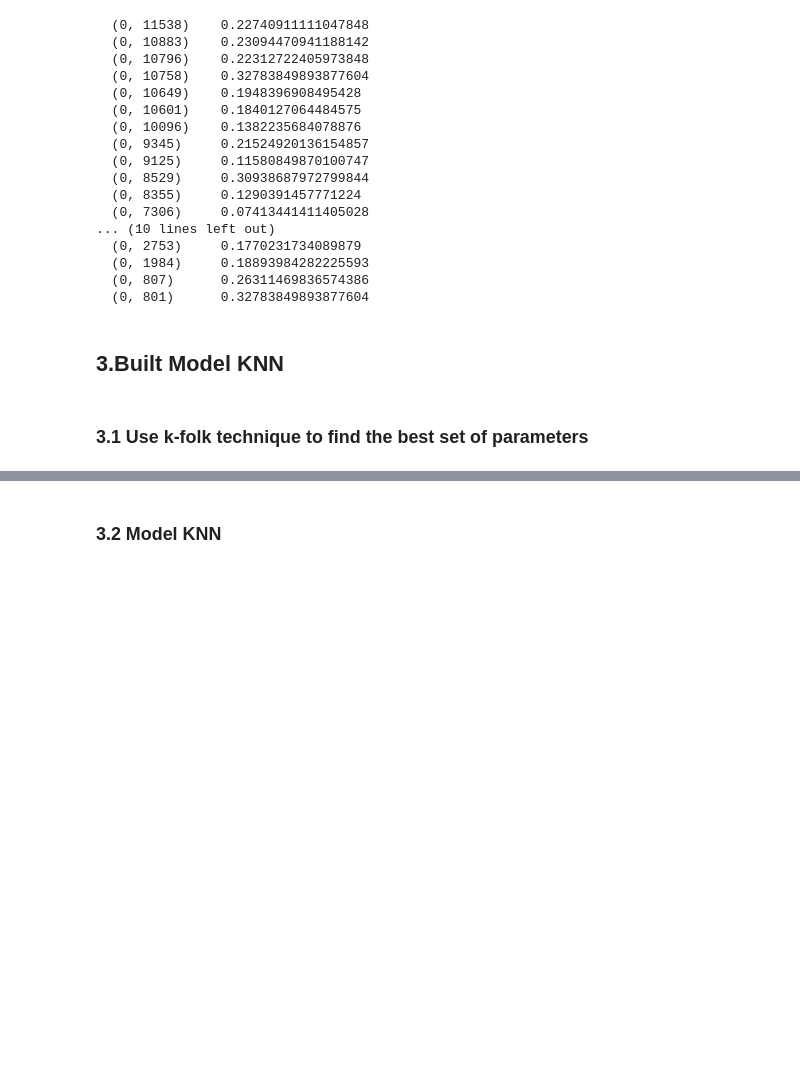
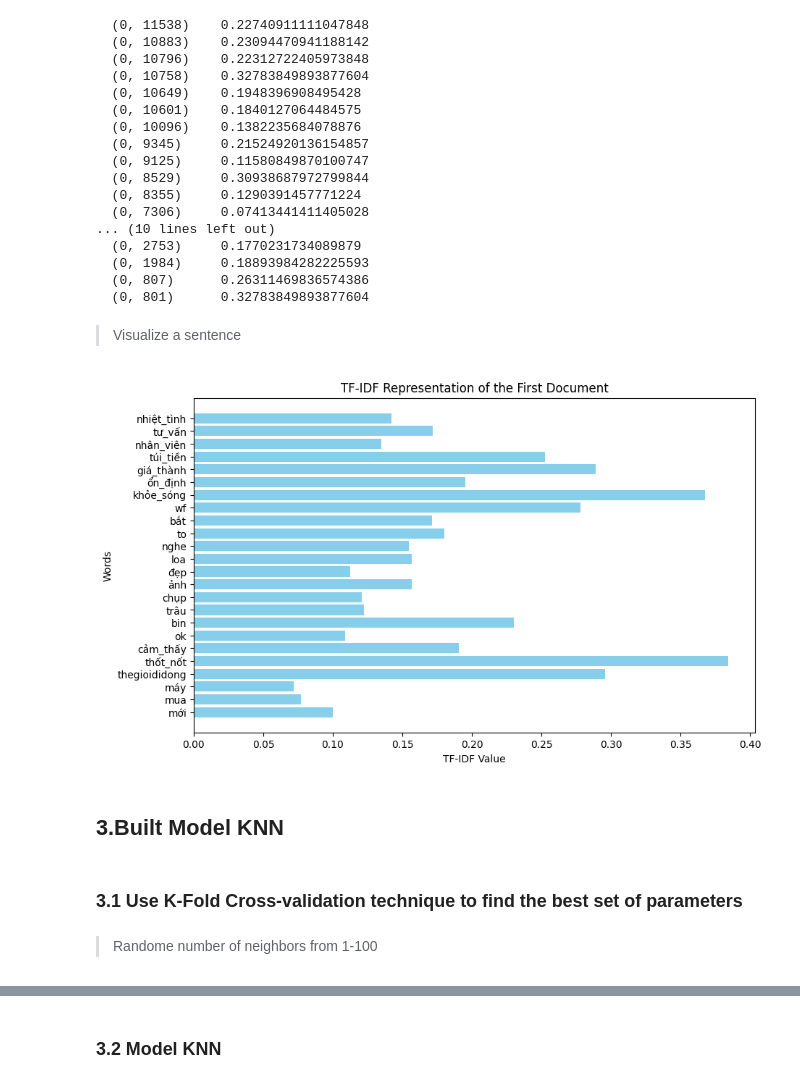
Before and after one commit to Narius2030/Sentiment-Analysis, a Jupyter notebook: source/train_model_KNN_sentiment.ipynb, the cells around one changed output, grey strips where cells are left out. Cells and saved outputs as stored; diff of their text form; code cells hidden in the pictures; blank space fills up the shorter version.

```diff
--- a/source/train_model_KNN_sentiment.ipynb
+++ b/source/train_model_KNN_sentiment.ipynb
@@ -118,7 +93,27 @@ print(X_test_tfidf[0])
   (0, 1984)     0.18893984282225593
   (0, 807)      0.26311469836574386
   (0, 801)      0.32783849893877604
+# %% [markdown]
+> Visualize a sentence
+# %%
+feature_names = vectorizer.get_feature_names_out()
+first_doc_tfidf = X_train_tfidf[0].tocoo()
+words_tfidf = {feature_names[word]: tfidf for word, tfidf in zip(first_doc_tfidf.col, first_doc_tfidf.data)}
+# %%
+words = list(words_tfidf.keys())
+values = list(words_tfidf.values())
+plt.figure(figsize=(10, 6))
+plt.barh(words, values, color='skyblue')
+plt.xlabel('TF-IDF Value')
+plt.ylabel('Words')
+plt.title('TF-IDF Representation of the First Document')
+plt.gca().invert_yaxis()
+plt.show()
+# %% [output]
+[figure, added]
 # %% [markdown]
 ## 3.Built Model KNN
 # %% [markdown]
-### 3.1 Use k-folk technique to find the best set of parameters
+### 3.1 Use K-Fold Cross-validation technique to find the best set of parameters
+# %% [markdown]
+> Randome number of neighbors from 1-100
```
Also changed, not shown: parts of 7 cells of this notebook, 8 other files.
